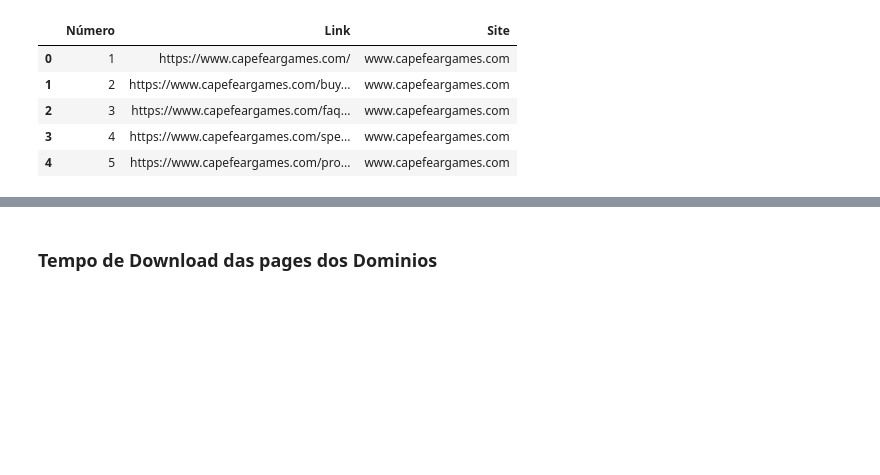
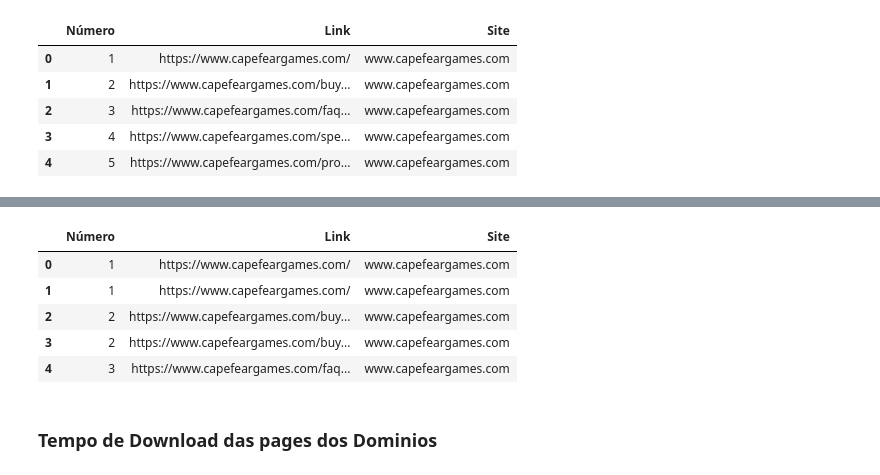
Before and after one commit to Jcss3/Projeto-1__RI, a Jupyter notebook: MagicCards.ipynb, the cells around one changed output, grey strips where cells are left out. Saved outputs shown, nothing was run; the diff lists cells and outputs as text; code cells hidden in the pictures; blank space fills up the shorter version.

```diff
--- a/MagicCards.ipynb
+++ b/MagicCards.ipynb
@@ -245,3 +289,14 @@ data.head()
+# %%
+# Tempo de download dos anteriores - tempo em horas
+dadosBaseline.to_csv('CrawlerBaseline.csv',index_label=False)
+dadosBaseline.head()
+# %% [output]
+|  | Número | Link | Site |
+| 0 | 1 | https://www.capefeargames.com/ | www.capefeargames.com |
+| 1 | 1 | https://www.capefeargames.com/ | www.capefeargames.com |
+| 2 | 2 | https://www.capefeargames.com/buy... | www.capefeargames.com |
+| 3 | 2 | https://www.capefeargames.com/buy... | www.capefeargames.com |
+| 4 | 3 | https://www.capefeargames.com/faq... | www.capefeargames.com |
 # %% [markdown]
 ### Tempo de Download das pages dos Dominios
 # %%
```
Also changed, not shown: parts of 4 cells of this notebook, 2 other files.
